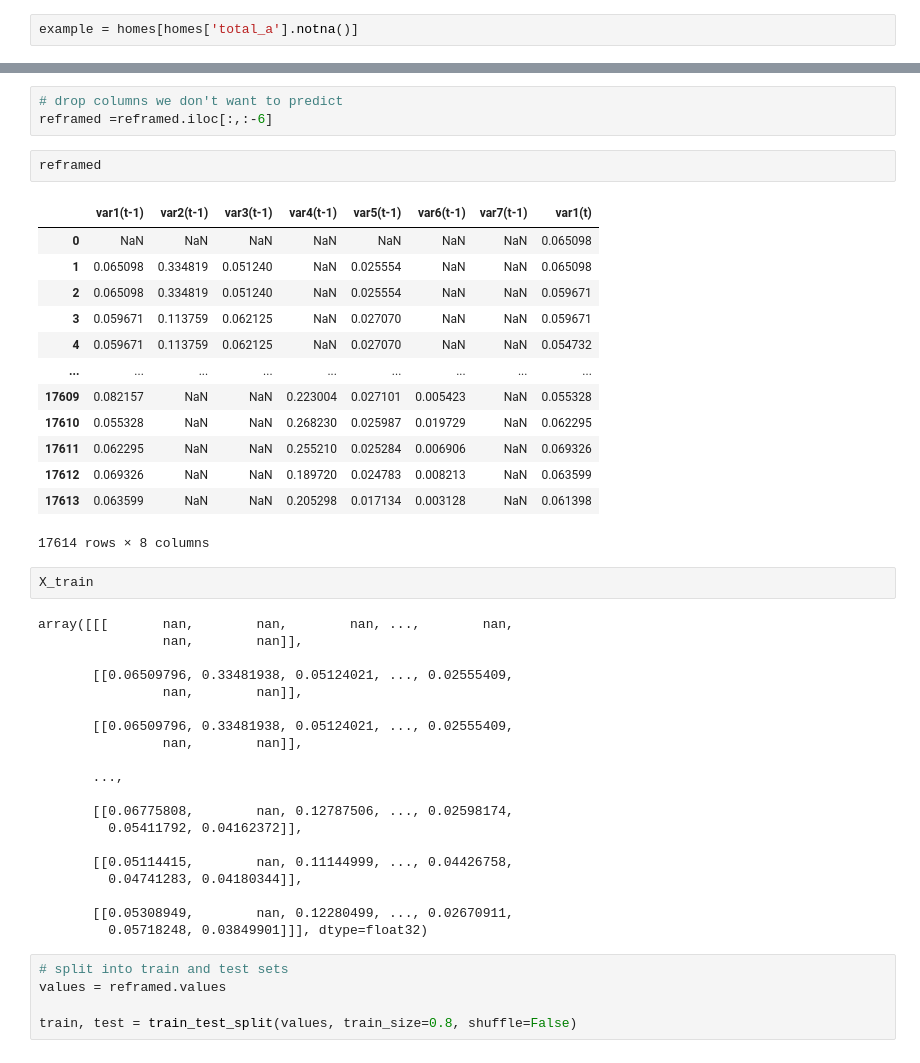
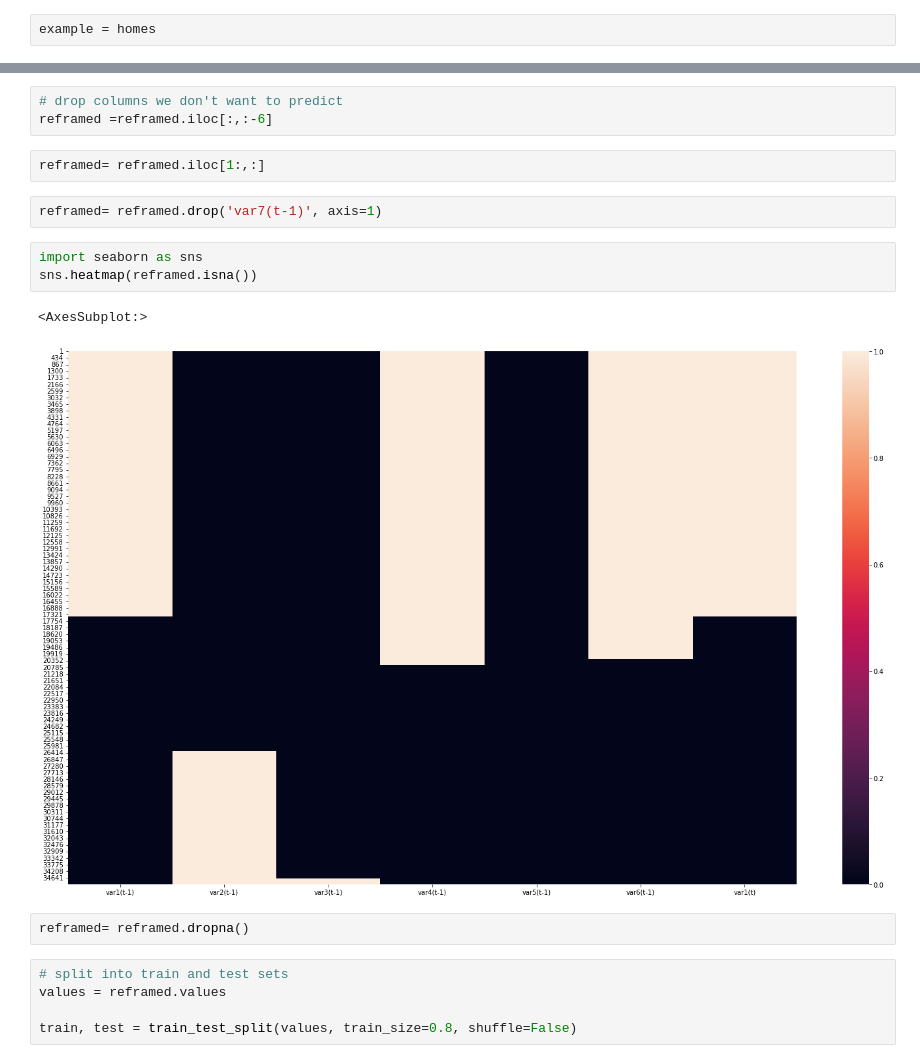
Before and after one commit to danbm94/masterthesis, a Jupyter notebook: flwer_smart.ipynb, the cells around one changed output, grey strips where cells are left out. Drawn from its saved outputs; the diff is of its cells as text.

```diff
--- a/flwer_smart.ipynb
+++ b/flwer_smart.ipynb
@@ -228,7 +228,7 @@ plt.show()
 # %% [markdown]
 The approach for multivariate Time series forecasting consists of using a lagged version of all features to predict the present value of the target variable
 # %%
-example = homes[homes['total_a'].notna()]
+example = homes
 # %%
 values = example.values
 values = values.astype('float32')
@@ -264,44 +264,18 @@ reframed = series_to_supervised(scaled, 1, 1, dropnan=False)
 # %%
 # drop columns we don't want to predict
 reframed =reframed.iloc[:,:-6]
+# %%
+reframed= reframed.iloc[1:,:]
+# %%
+reframed= reframed.drop('var7(t-1)', axis=1)
+# %%
+import seaborn as sns
+sns.heatmap(reframed.isna())
+# %% [output]
+<AxesSubplot:>
+[figure, added]
 # %%
-reframed
+reframed= reframed.dropna()
-# %% [output]
-|  | var1(t-1) | var2(t-1) | var3(t-1) | var4(t-1) | var5(t-1) | var6(t-1) | var7(t-1) | var1(t) |
-| 0 | NaN | NaN | NaN | NaN | NaN | NaN | NaN | 0.065098 |
-| 1 | 0.065098 | 0.334819 | 0.051240 | NaN | 0.025554 | NaN | NaN | 0.065098 |
-| 2 | 0.065098 | 0.334819 | 0.051240 | NaN | 0.025554 | NaN | NaN | 0.059671 |
-| 3 | 0.059671 | 0.113759 | 0.062125 | NaN | 0.027070 | NaN | NaN | 0.059671 |
-| 4 | 0.059671 | 0.113759 | 0.062125 | NaN | 0.027070 | NaN | NaN | 0.054732 |
-| ... | ... | ... | ... | ... | ... | ... | ... | ... |
-| 17609 | 0.082157 | NaN | NaN | 0.223004 | 0.027101 | 0.005423 | NaN | 0.055328 |
-| 17610 | 0.055328 | NaN | NaN | 0.268230 | 0.025987 | 0.019729 | NaN | 0.062295 |
-| 17611 | 0.062295 | NaN | NaN | 0.255210 | 0.025284 | 0.006906 | NaN | 0.069326 |
-| 17612 | 0.069326 | NaN | NaN | 0.189720 | 0.024783 | 0.008213 | NaN | 0.063599 |
-| 17613 | 0.063599 | NaN | NaN | 0.205298 | 0.017134 | 0.003128 | NaN | 0.061398 |
-17614 rows × 8 columns
-# %%
-X_train
-# %% [output]
-array([[[       nan,        nan,        nan, ...,        nan,
-                nan,        nan]],
-
-       [[0.06509796, 0.33481938, 0.05124021, ..., 0.02555409,
-                nan,        nan]],
-
-       [[0.06509796, 0.33481938, 0.05124021, ..., 0.02555409,
-                nan,        nan]],
-
-       ...,
-
-       [[0.06775808,        nan, 0.12787506, ..., 0.02598174,
-         0.05411792, 0.04162372]],
-
-       [[0.05114415,        nan, 0.11144999, ..., 0.04426758,
-         0.04741283, 0.04180344]],
-
-       [[0.05308949,        nan, 0.12280499, ..., 0.02670911,
-         0.05718248, 0.03849901]]], dtype=float32)
 # %%
 # split into train and test sets
 values = reframed.values
```
Also changed, not shown: parts of 16 cells of this notebook.
